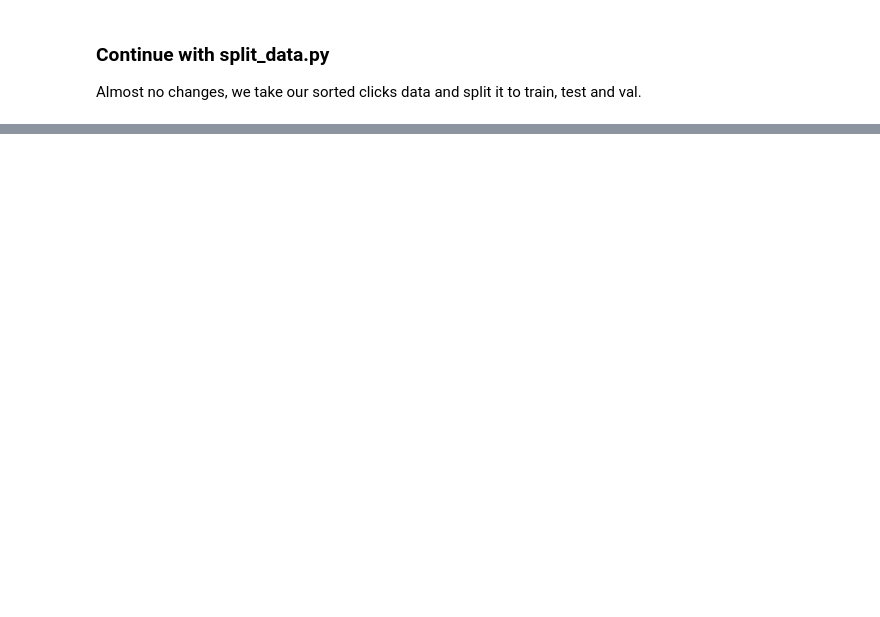
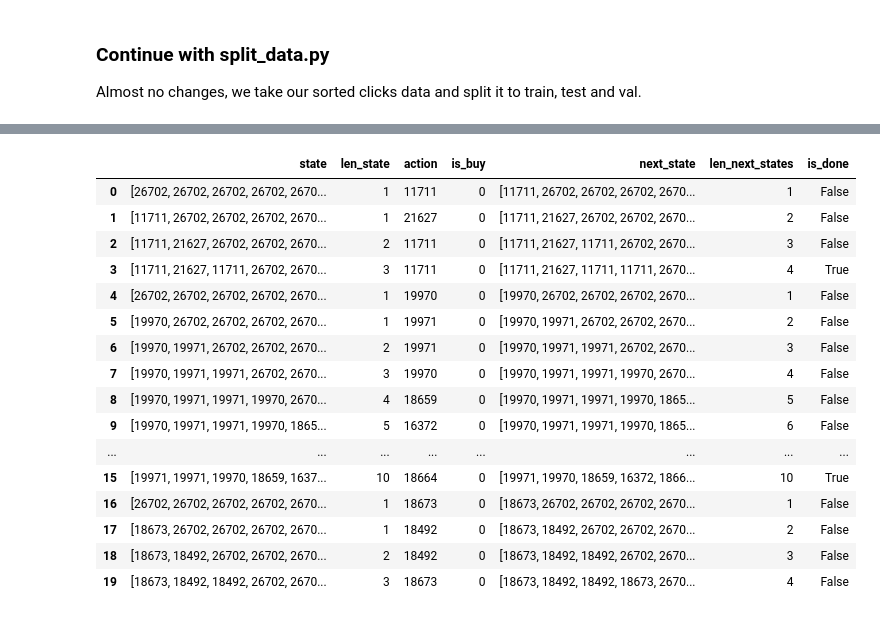
Before and after one commit to mahavrila/my_smorl, a Jupyter notebook: clicks.ipynb, the cells around one changed output, grey strips where cells are left out. Saved outputs shown, nothing was run; the diff lists cells and outputs as text; code cells hidden in the pictures; blank space fills up the shorter version.

```diff
--- a/clicks.ipynb
+++ b/clicks.ipynb
@@ -127,0 +250,21 @@ for dataset in ['val', 'test', 'train']:
+# %%
+check_df = pd.read_pickle(data_path_save + "test_skip_0/replay_buffer_test_skip=0.df")
+check_df.head(20)
+# %% [output]
+|  | state | len_state | action | is_buy | next_state | len_next_states | is_done |
+| 0 | [26702, 26702, 26702, 26702, 2670... | 1 | 11711 | 0 | [11711, 26702, 26702, 26702, 2670... | 1 | False |
+| 1 | [11711, 26702, 26702, 26702, 2670... | 1 | 21627 | 0 | [11711, 21627, 26702, 26702, 2670... | 2 | False |
+| 2 | [11711, 21627, 26702, 26702, 2670... | 2 | 11711 | 0 | [11711, 21627, 11711, 26702, 2670... | 3 | False |
+| 3 | [11711, 21627, 11711, 26702, 2670... | 3 | 11711 | 0 | [11711, 21627, 11711, 11711, 2670... | 4 | True |
+| 4 | [26702, 26702, 26702, 26702, 2670... | 1 | 19970 | 0 | [19970, 26702, 26702, 26702, 2670... | 1 | False |
+| 5 | [19970, 26702, 26702, 26702, 2670... | 1 | 19971 | 0 | [19970, 19971, 26702, 26702, 2670... | 2 | False |
+| 6 | [19970, 19971, 26702, 26702, 2670... | 2 | 19971 | 0 | [19970, 19971, 19971, 26702, 2670... | 3 | False |
+| 7 | [19970, 19971, 19971, 26702, 2670... | 3 | 19970 | 0 | [19970, 19971, 19971, 19970, 2670... | 4 | False |
+| 8 | [19970, 19971, 19971, 19970, 2670... | 4 | 18659 | 0 | [19970, 19971, 19971, 19970, 1865... | 5 | False |
+| 9 | [19970, 19971, 19971, 19970, 1865... | 5 | 16372 | 0 | [19970, 19971, 19971, 19970, 1865... | 6 | False |
+| ... | ... | ... | ... | ... | ... | ... | ... |
+| 15 | [19971, 19971, 19970, 18659, 1637... | 10 | 18664 | 0 | [19971, 19970, 18659, 16372, 1866... | 10 | True |
+| 16 | [26702, 26702, 26702, 26702, 2670... | 1 | 18673 | 0 | [18673, 26702, 26702, 26702, 2670... | 1 | False |
+| 17 | [18673, 26702, 26702, 26702, 2670... | 1 | 18492 | 0 | [18673, 18492, 26702, 26702, 2670... | 2 | False |
+| 18 | [18673, 18492, 26702, 26702, 2670... | 2 | 18492 | 0 | [18673, 18492, 18492, 26702, 2670... | 3 | False |
+| 19 | [18673, 18492, 18492, 26702, 2670... | 3 | 18673 | 0 | [18673, 18492, 18492, 18673, 2670... | 4 | False |
```
Also changed, not shown: parts of 11 cells of this notebook, 16 other files.
